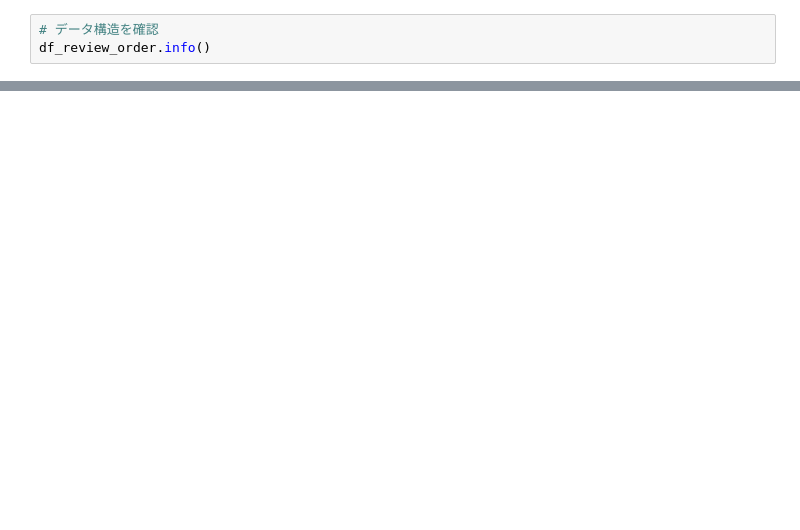
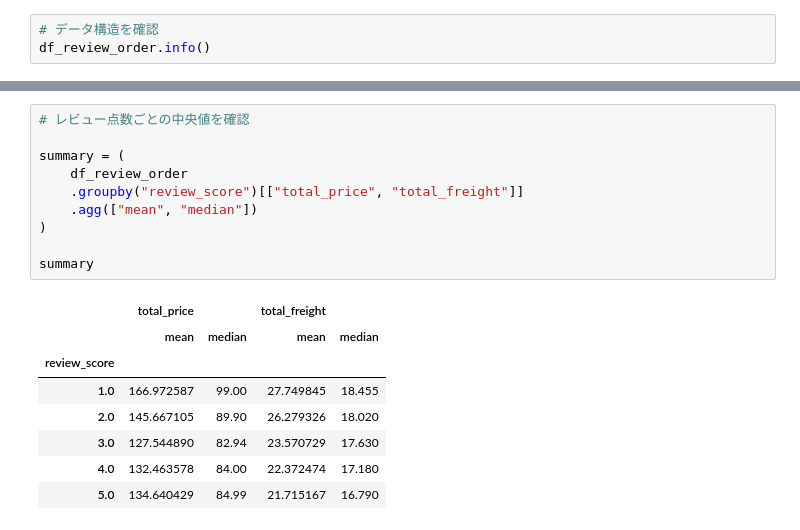
Before and after one commit to RyoShimoda/AWS_data_analysis, a Jupyter notebook: notebooks/review_score_analysis.ipynb, the cells around one changed output, grey strips where cells are left out. Drawn from its saved outputs; the diff is of its cells as text; blank space fills up the shorter version.

```diff
--- a/notebooks/review_score_analysis.ipynb
+++ b/notebooks/review_score_analysis.ipynb
@@ -115,0 +179,19 @@ p-value: 1.67964e-200
+# %%
+# レビュー点数ごとの中央値を確認
+
+summary = (
+    df_review_order
+    .groupby("review_score")[["total_price", "total_freight"]]
+    .agg(["mean", "median"])
+)
+
+summary
+# %% [output]
+|  | total_price |  | total_freight |  |
+|  | mean | median | mean | median |
+| review_score |  |  |  |  |
+| 1.0 | 166.972587 | 99.00 | 27.749845 | 18.455 |
+| 2.0 | 145.667105 | 89.90 | 26.279326 | 18.020 |
+| 3.0 | 127.544890 | 82.94 | 23.570729 | 17.630 |
+| 4.0 | 132.463578 | 84.00 | 22.372474 | 17.180 |
+| 5.0 | 134.640429 | 84.99 | 21.715167 | 16.790 |
```
Also changed, not shown: parts of 19 cells of this notebook, 1 other file.
